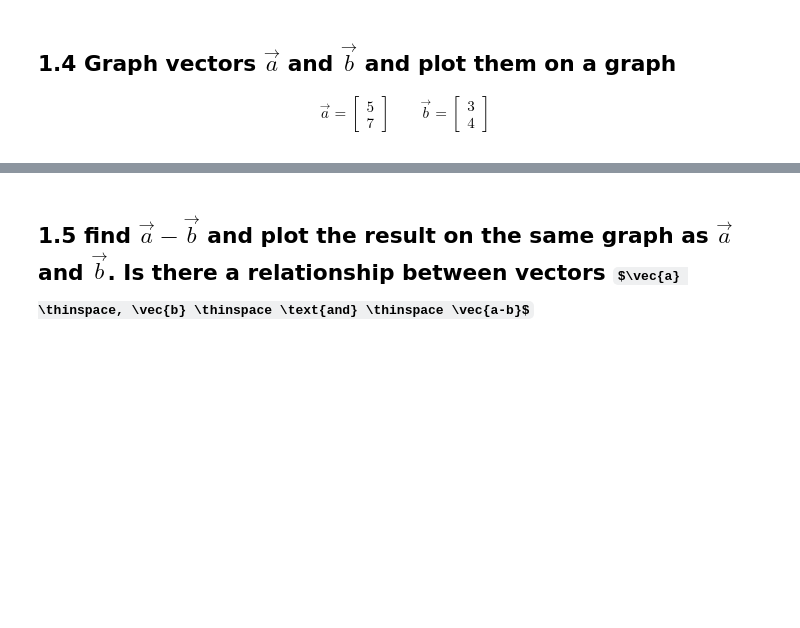
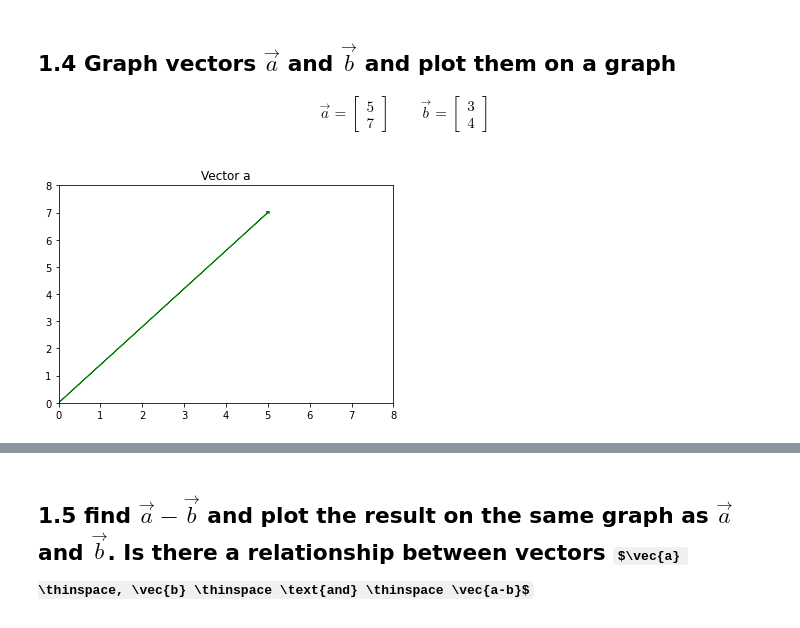
Before and after one commit to bloominstituteoftechnology/DS-Unit-1-Sprint-3-Linear-Algebra, a Jupyter notebook: module1-vectors-and-matrices/LS_DS_131_Vectors_and_Matrices_Assignment.ipynb, the cells around one changed output, grey strips where cells are left out. Saved outputs shown, nothing was run; the diff lists cells and outputs as text; code cells hidden in the pictures; some formulas as TeX source; blank space fills up the shorter version.

```diff
--- a/module1-vectors-and-matrices/LS_DS_131_Vectors_and_Matrices_Assignment.ipynb
+++ b/module1-vectors-and-matrices/LS_DS_131_Vectors_and_Matrices_Assignment.ipynb
@@ -23,3 +90,17 @@ print(pi)
 \qquad
 \vec{b} = \begin{bmatrix} 3 \\4 \end{bmatrix}
 \end{align}
+# %%
+a=np.array([5,7])
+
+
+plt.arrow(0,0,a[0],a[1],head_width=.1,head_length=.05, color = 'green')
+
+
+plt.xlim(0,8)
+plt.ylim(0,8)
+
+plt.title('Vector a')
+plt.show()
+# %% [output]
+[figure, added]
```
Also changed, not shown: parts of 38 cells of this notebook.
